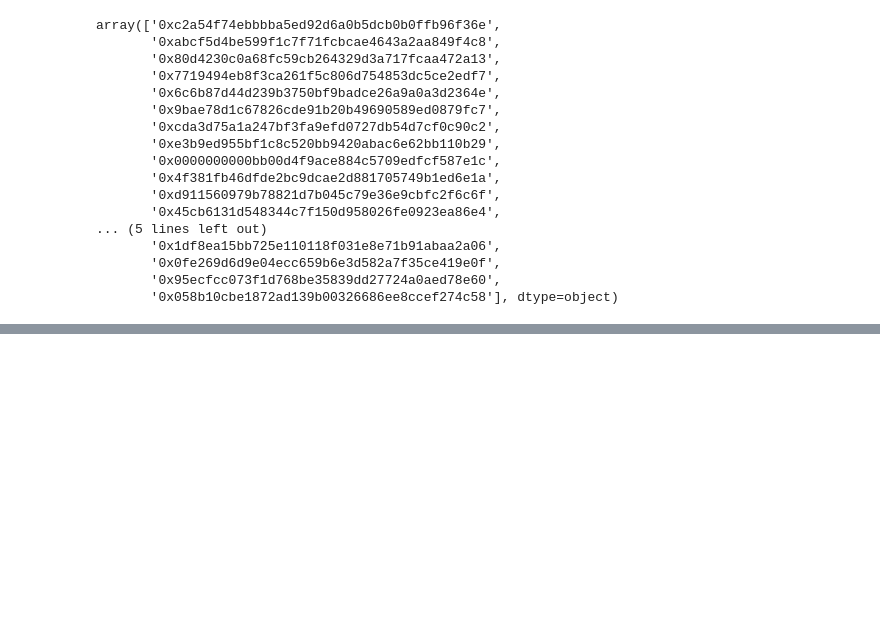
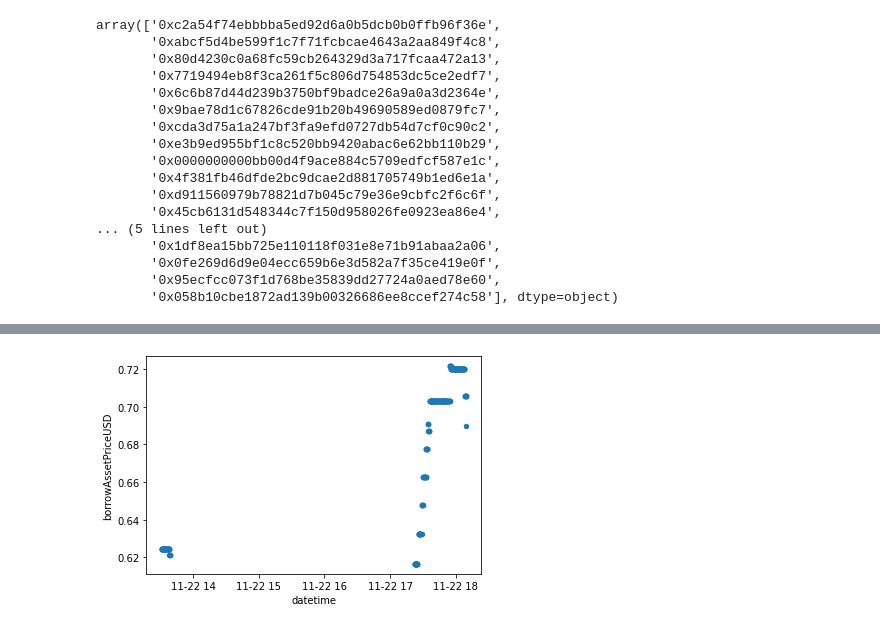
Before and after one commit to rpasquini/defidata, a Jupyter notebook: AAVE_graph_request_examples.ipynb, the cells around one changed output, grey strips where cells are left out. Drawn from its saved outputs; the diff is of its cells as text; code cells hidden in the pictures; blank space fills up the shorter version.

```diff
--- a/AAVE_graph_request_examples.ipynb
+++ b/AAVE_graph_request_examples.ipynb
@@ -364,0 +446,4 @@ array(['0xc2a54f74ebbbba5ed92d6a0b5dcb0b0ffb96f36e',
+# %%
+tsgraph('borrowAssetPriceUSD')
+# %% [output]
+[figure, added]
```
Also changed, not shown: parts of 13 cells of this notebook.
